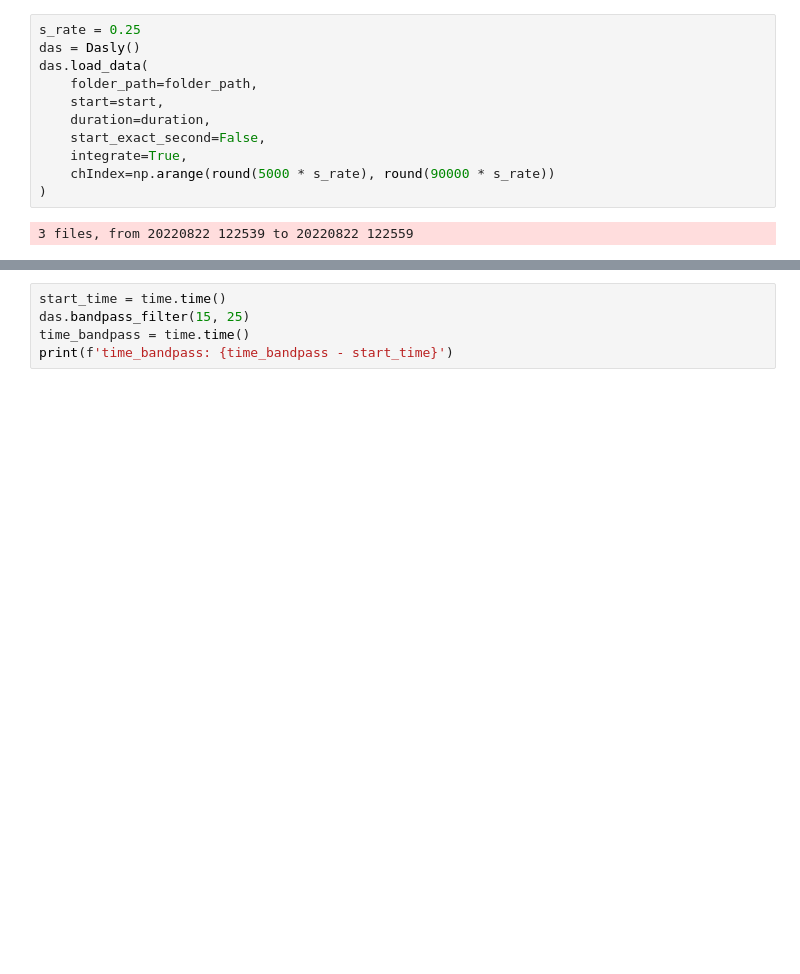
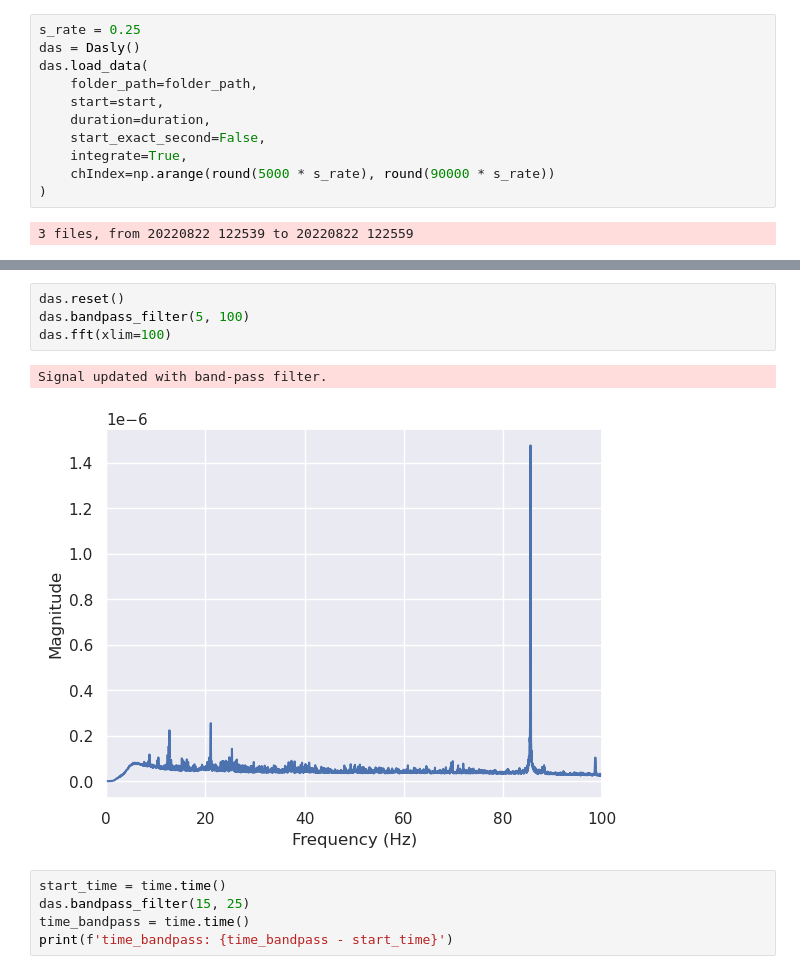
Before and after one commit to truongphanduykhanh/dasly, a Jupyter notebook: notebooks/19.2-khanhtruong-whale-newdasly.ipynb, the cells around one changed output, grey strips where cells are left out. Cells and saved outputs as stored; diff of their text form; blank space fills up the shorter version.

```diff
--- a/notebooks/19.2-khanhtruong-whale-newdasly.ipynb
+++ b/notebooks/19.2-khanhtruong-whale-newdasly.ipynb
@@ -28,3 +32,10 @@ das.load_data(
+# %%
+das.reset()
+das.bandpass_filter(5, 100)
+das.fft(xlim=100)
+# %% [output]
+Signal updated with band-pass filter.
+[figure, added]
 # %%
 start_time = time.time()
 das.bandpass_filter(15, 25)
```
Also changed, not shown: parts of 1 cell of this notebook, 19 other files.
